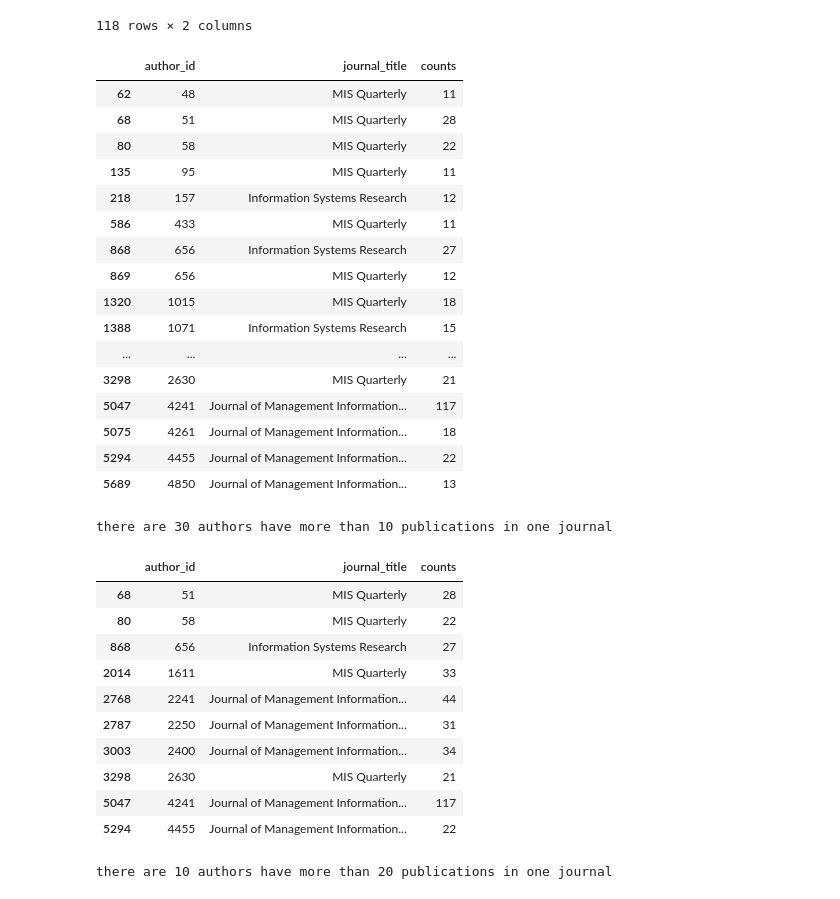
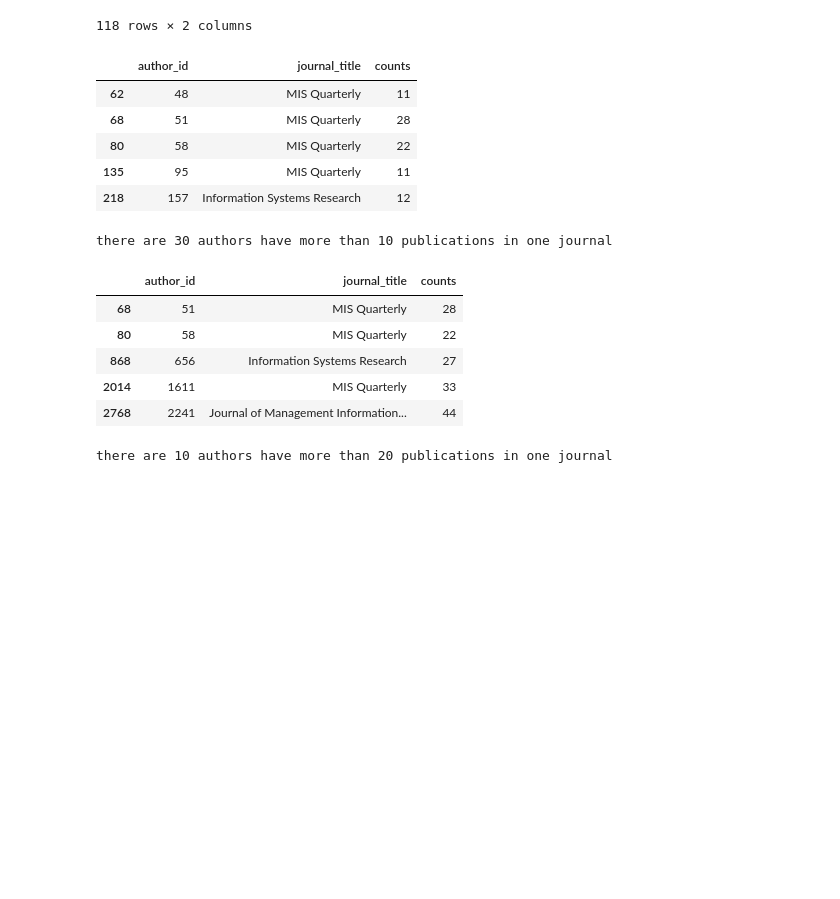
Before and after one commit to harrywang/pub-analyzer, a Jupyter notebook: pre-processing/eda-sample-dataset.ipynb, the cells around one changed output. Cells and saved outputs as stored; diff of their text form; code cells hidden in the pictures; blank space fills up the shorter version.

```diff
--- a/eda/eda-sample-dataset.ipynb
+++ b/pre-processing/eda-sample-dataset.ipynb
@@ -573,32 +572,21 @@ paper_author[paper_author['author_id']==4241]
 118 rows × 2 columns
 # %%
 # authors have more than 10 publications in one journal
-paper_author_journal_count[paper_author_journal_count['counts']>10]
+paper_author_journal_count[paper_author_journal_count['counts']>10].head()
 # %% [output]
 |  | author_id | journal_title | counts |
 | 62 | 48 | MIS Quarterly | 11 |
 | 68 | 51 | MIS Quarterly | 28 |
 | 80 | 58 | MIS Quarterly | 22 |
 | 135 | 95 | MIS Quarterly | 11 |
 | 218 | 157 | Information Systems Research | 12 |
-| 586 | 433 | MIS Quarterly | 11 |
-| 868 | 656 | Information Systems Research | 27 |
-| 869 | 656 | MIS Quarterly | 12 |
-| 1320 | 1015 | MIS Quarterly | 18 |
-| 1388 | 1071 | Information Systems Research | 15 |
-| ... | ... | ... | ... |
-| 3298 | 2630 | MIS Quarterly | 21 |
-| 5047 | 4241 | Journal of Management Information... | 117 |
-| 5075 | 4261 | Journal of Management Information... | 18 |
-| 5294 | 4455 | Journal of Management Information... | 22 |
-| 5689 | 4850 | Journal of Management Information... | 13 |
 # %%
 print(f"there are {len(paper_author_journal_count[paper_author_journal_count['counts']>10])} authors have more than 10 publications in one journal")
 # %% [output]
 there are 30 authors have more than 10 publications in one journal
 # %%
 # authors have more than 20 publications in one journal
-paper_author_journal_count[paper_author_journal_count['counts']>20]
+paper_author_journal_count[paper_author_journal_count['counts']>20].head()
 # %% [output]
 |  | author_id | journal_title | counts |
 | 68 | 51 | MIS Quarterly | 28 |
@@ -606,11 +594,6 @@ paper_author_journal_count[paper_author_journal_count['counts']>20]
 | 868 | 656 | Information Systems Research | 27 |
 | 2014 | 1611 | MIS Quarterly | 33 |
 | 2768 | 2241 | Journal of Management Information... | 44 |
-| 2787 | 2250 | Journal of Management Information... | 31 |
-| 3003 | 2400 | Journal of Management Information... | 34 |
-| 3298 | 2630 | MIS Quarterly | 21 |
-| 5047 | 4241 | Journal of Management Information... | 117 |
-| 5294 | 4455 | Journal of Management Information... | 22 |
 # %%
 print(f"there are {len(paper_author_journal_count[paper_author_journal_count['counts']>20])} authors have more than 20 publications in one journal")
 # %% [output]
```
Also changed, not shown: parts of 10 cells of this notebook, 2 other files.
